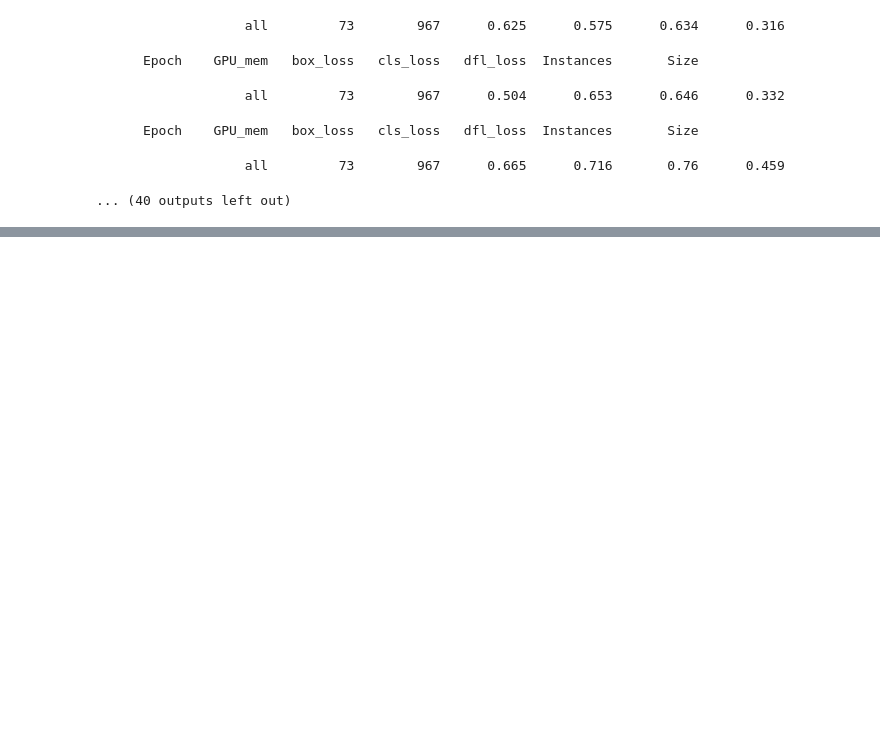
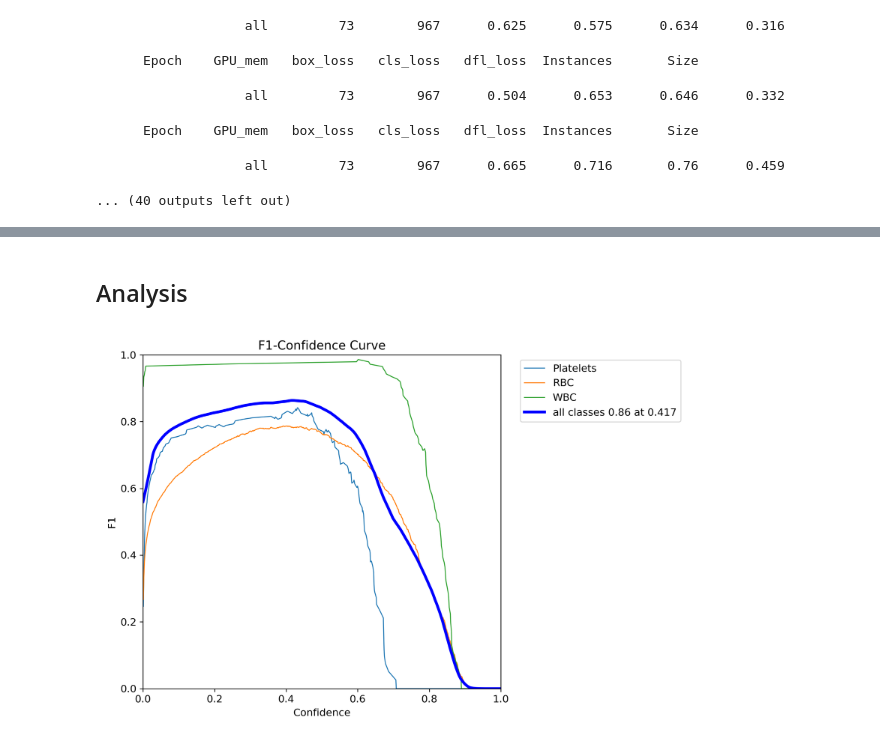
Before and after one commit to Johanna-Jones/BloodCellDetection_YOLO, a Jupyter notebook: V9_HP_tuning_0605.ipynb, the cells around one changed output, grey strips where cells are left out. Saved outputs shown, nothing was run; the diff lists cells and outputs as text; code cells hidden in the pictures; blank space fills up the shorter version.

```diff
--- a/V9_HP_tuning_0605.ipynb
+++ b/V9_HP_tuning_0605.ipynb
@@ -247,0 +358,6 @@ Starting training for 25 epochs...
+# %% [markdown]
+## Analysis
+# %%
+Image(filename = f"runs/detect/V9/V9val_2205_HP/F1_curve.png", width =600)
+# %% [output]
+[figure, added]
```
Also changed, not shown: parts of 12 cells of this notebook.
